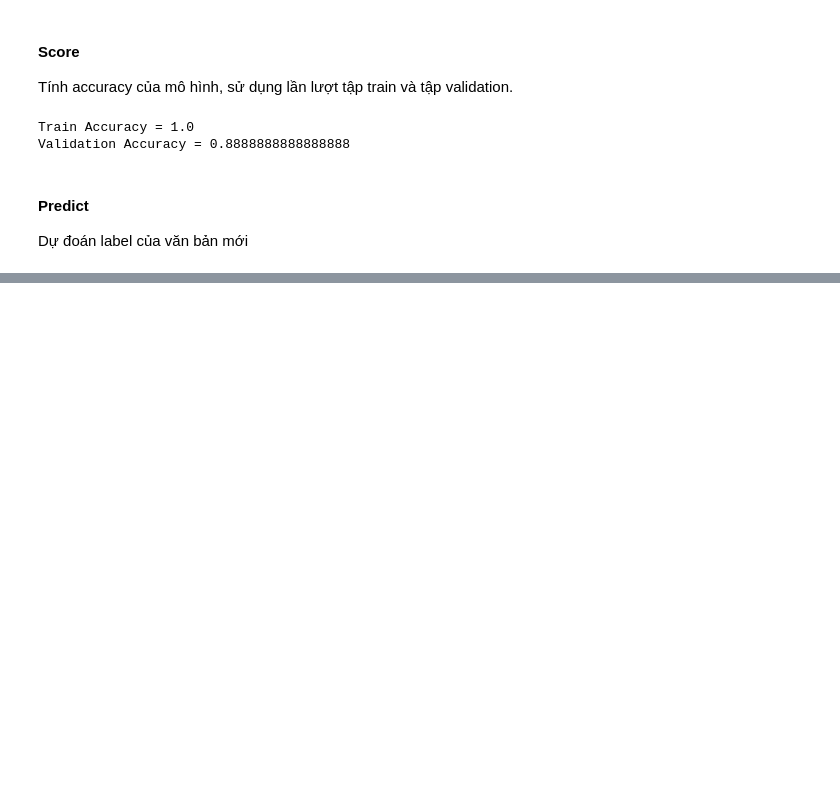
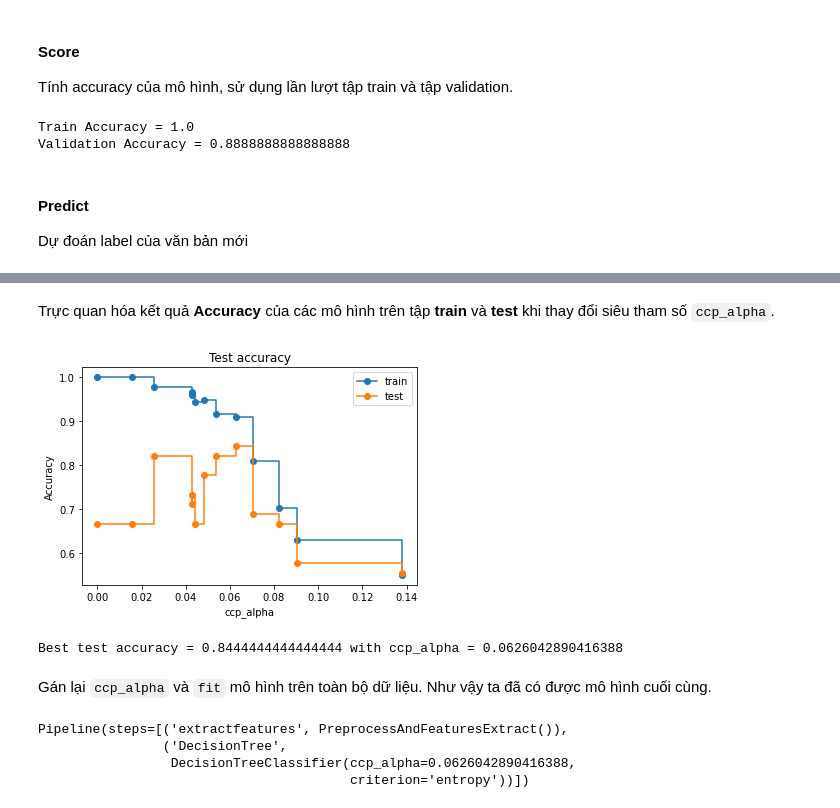
Before and after one commit to nnguyet/Fake-News-Detection, a Jupyter notebook: PJ3.ipynb, the cells around one changed output, grey strips where cells are left out. Drawn from its saved outputs; the diff is of its cells as text; code cells hidden in the pictures; blank space fills up the shorter version.

```diff
--- a/PJ3.ipynb
+++ b/PJ3.ipynb
@@ -271,0 +328,14 @@ Dự đoán label của văn bản mới
+# %%
+%%time
+train_accs = []
+test_accs = []
+best_test_acc = 0
+best_ccp_alpha = None
+for ca in ccp_alphas:
+    dtcPipeline.set_params(DecisionTree__ccp_alpha = ca)
+    dtcPipeline.fit(train_X_df, train_Y_sr)
+    train_accs.append(dtcPipeline.score(train_X_df, train_Y_sr))
+    test_accs.append(dtcPipeline.score(val_X_df, val_Y_sr))
+    if test_accs[-1] > best_test_acc:
+        best_test_acc = test_accs[-1]
+        best_ccp_alpha = ca
@@ -271,0 +344,27 @@ Dự đoán label của văn bản mới
+# %% [markdown]
+Trực quan hóa kết quả **Accuracy** của các mô hình trên tập **train** và **test** khi thay đổi siêu tham số `ccp_alpha`.
+# %%
+fig, ax = plt.subplots()
+ax.set_xlabel("ccp_alpha")
+ax.set_ylabel("Accuracy")
+ax.set_title("Test accuracy")
+ax.plot(ccp_alphas, train_accs, marker="o", label="train", drawstyle="steps-post")
+ax.plot(ccp_alphas, test_accs, marker="o", label="test", drawstyle="steps-post")
+ax.legend()
+plt.show()
+# %% [output]
+[figure, added]
+# %%
+print(f'Best test accuracy = {best_test_acc} with ccp_alpha = {best_ccp_alpha} ')
+# %% [output]
+Best test accuracy = 0.8444444444444444 with ccp_alpha = 0.0626042890416388
+# %% [markdown]
+Gán lại `ccp_alpha` và `fit` mô hình trên toàn bộ dữ liệu. Như vậy ta đã có được mô hình cuối cùng.
+# %%
+dtcPipeline.set_params(DecisionTree__ccp_alpha = best_ccp_alpha)
+dtcPipeline.fit(X_df,Y_sr)
+# %% [output]
+Pipeline(steps=[('extractfeatures', PreprocessAndFeaturesExtract()),
+                ('DecisionTree',
+                 DecisionTreeClassifier(ccp_alpha=0.0626042890416388,
+                                        criterion='entropy'))])
```
Also changed, not shown: parts of 15 cells of this notebook.
